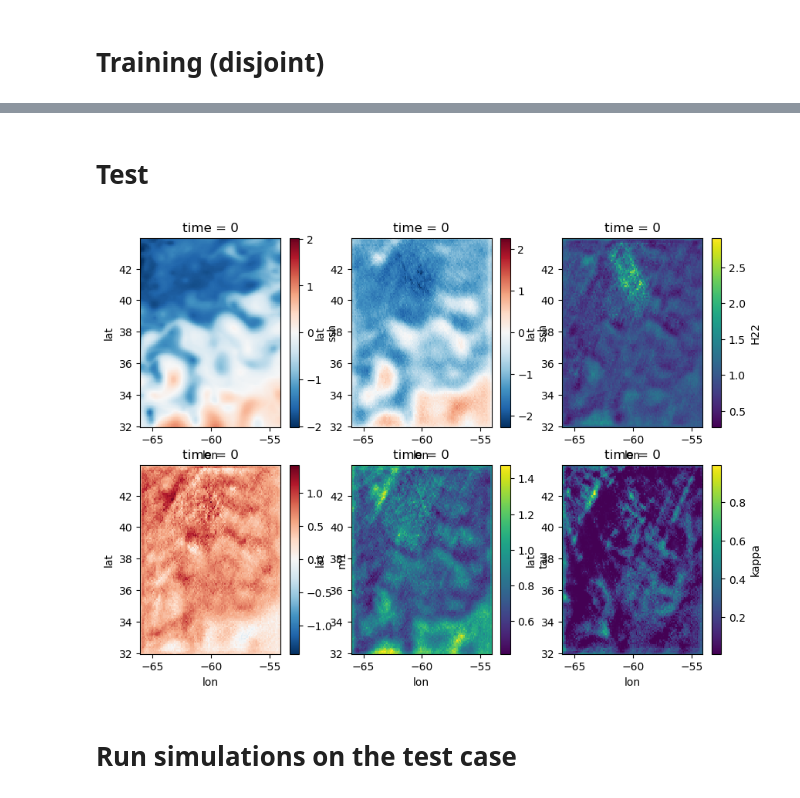
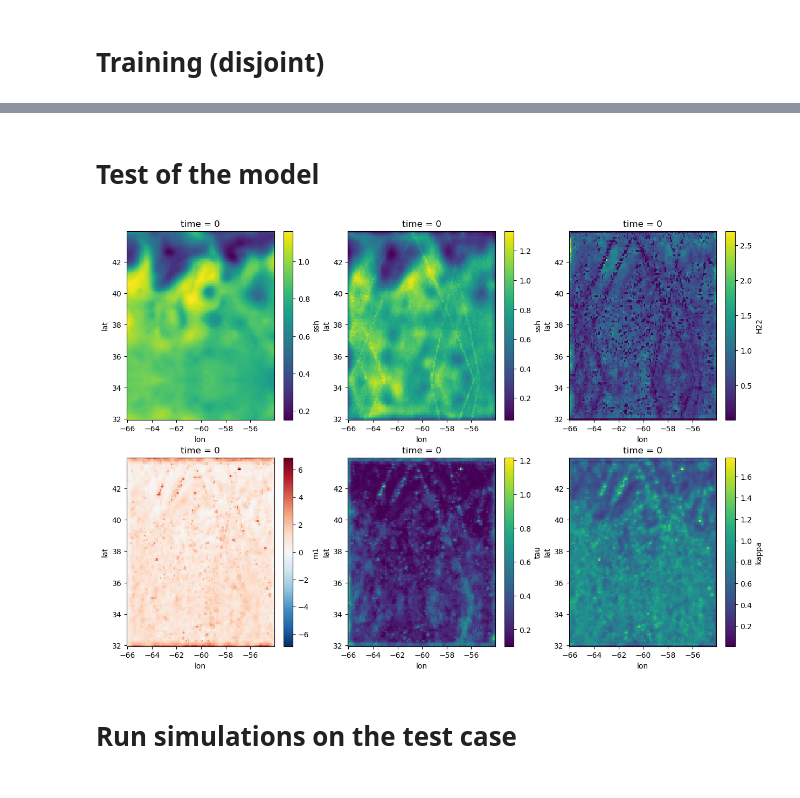
Before and after one commit to CIA-Oceanix/4dvarnet-starter, a Jupyter notebook: Notebook_SPDE/Notebook_SPDE_rzf=2_osse_natl.ipynb, the cells around one changed output, grey strips where cells are left out. Saved outputs shown, nothing was run; the diff lists cells and outputs as text; code cells hidden in the pictures.

```diff
--- a/Notebook_SPDE/Notebook_SPDE_rzf=2_osse_natl.ipynb
+++ b/Notebook_SPDE/Notebook_SPDE_rzf=2_osse_natl.ipynb
@@ -689,7 +777,7 @@ solver = GradSolver_Lgv(aug_state=True,
                       exclude_params=False,
                       nll = NLL_new(shape_data=[datamodule.xrds_kw['patch_dims']['time']-2*crop_daw,120,120],
                                     st_lag=[1,1,1],
-                                    pow=1./2, spde_type="adv_diff",
+                                    pow=2./2, spde_type="adv_diff",
                                     scheme="FUDM1", downsamp=None, crop=None),#10),
                       nlpobs = NLpObs(),
                       #prior_cost = BilinAEPriorCost(dim_in=81,dim_hidden=162,
@@ -830,53 +1033,58 @@ def weighted_mse(err, weight):
 # %% [markdown]
-# Test
+# Test of the model
 # %%
 # test
 from IPython.display import clear_output
+#ckpt = torch.load('../ckpt/ckpt_spde_wonll_natl_rzf=2.pth', map_location=device)
 ckpt = torch.load('../ckpt/ckpt_spde_wonll_rzf=2.pth', map_location=device)
 solver2.load_state_dict(ckpt)
+#ckpt = torch.load('../ckpt/ckpt_spde_wnll_natl_rzf=2.pth', map_location=device)
 ckpt = torch.load('../ckpt/ckpt_spde_wnll_rzf=2.pth', map_location=device)
 solver.load_state_dict(ckpt)
 
 k = 2
-test_batch = next(itertools.islice(datamodule.test_dataloader(), k, None))
 
+test_batch = next(itertools.islice(datamodule_for_test.test_dataloader(), k, None))
 test_batch = test_batch._replace(input=test_batch.input.nan_to_num().to(device))
 test_batch = test_batch._replace(tgt=test_batch.tgt.nan_to_num().to(device))
 
 out = solver2(test_batch)
 mean = up(down(out))
-out, theta = solver(crop_batch(test_batch),
-                    x_init=out[:,crop_daw:-crop_daw,:,:].detach(),
-                    mu=mean[:,crop_daw:-crop_daw,:,:].detach())
+_, theta = solver(crop_batch(test_batch),
+                    #x_init=out[:,crop_daw:-crop_daw,:,:].detach(),
+                    #mu=mean[:,crop_daw:-crop_daw,:,:].detach())
+                    x_init=test_batch.tgt[:,crop_daw:-crop_daw,:,:].detach(),
+                    mu=out[:,crop_daw:-crop_daw,:,:].detach())
+out = out[:,crop_daw:-crop_daw,:,:]#
 
 fig, axs= plt.subplots(2, 3, figsize=(15,10))
 xr.Dataset(data_vars={'ssh':(('time','lat','lon'),test_batch.tgt[:,idt1,:,:].detach().cpu())},
            coords={'time':np.arange(2),
                    'lon':np.arange(-66, -54, 0.1),
                    'lat':np.arange(32, 44, 0.1)}).ssh.isel(time=0).plot(ax=axs[0,0])#(col='time')
 xr.Dataset(data_vars={'ssh':(('time','lat','lon'),out[:,idt2,:,:].detach().cpu())},
            coords={'time':np.arange(2),
                    'lon':np.arange(-66, -54, 0.1),
                    'lat':np.arange(32, 44, 0.1)}).ssh.isel(time=0).plot(ax=axs[0,1])#(col='time')
 xr.Dataset(data_vars={'H22':(('time','lat','lon'),np.reshape(theta[2][:,1,1,:,idt2].detach().cpu(),(2,120,120)))},
            coords={'time':np.arange(2),
                    'lon':np.arange(-66, -54, 0.1),
                    'lat':np.arange(32, 44, 0.1)}).H22.isel(time=0).plot(ax=axs[0,2])#(col='time')
 xr.Dataset(data_vars={'m1':(('time','lat','lon'),np.reshape(theta[1][:,0,:,idt2].detach().cpu(),(2,120,120)))},
            coords={'time':np.arange(2),
                    'lon':np.arange(-66, -54, 0.1),
                    'lat':np.arange(32, 44, 0.1)}).m1.isel(time=0).plot(ax=axs[1,0])#(col='time')
 xr.Dataset(data_vars={'tau':(('time','lat','lon'),np.reshape(theta[3][:,0,:,idt2].detach().cpu(),(2,120,120)))},
            coords={'time':np.arange(2),
                    'lon':np.arange(-66, -54, 0.1),
                    'lat':np.arange(32, 44, 0.1)}).tau.isel(time=0).plot(ax=axs[1,1])#(col='time')
 xr.Dataset(data_vars={'kappa':(('time','lat','lon'),np.reshape(theta[0][:,0,:,idt2].detach().cpu(),(2,120,120)))},
            coords={'time':np.arange(2),
                    'lon':np.arange(-66, -54, 0.1),
                    'lat':np.arange(32, 44, 0.1)}).kappa.isel(time=0).plot(ax=axs[1,2])#(col='time')
 plt.show()
 # %% [output]
-[figure, old version]
+[figure, new version]
 # %% [markdown]
 # Run simulations on the test case
 # %%
```
Also changed, not shown: parts of 11 cells of this notebook, 24 other files.
